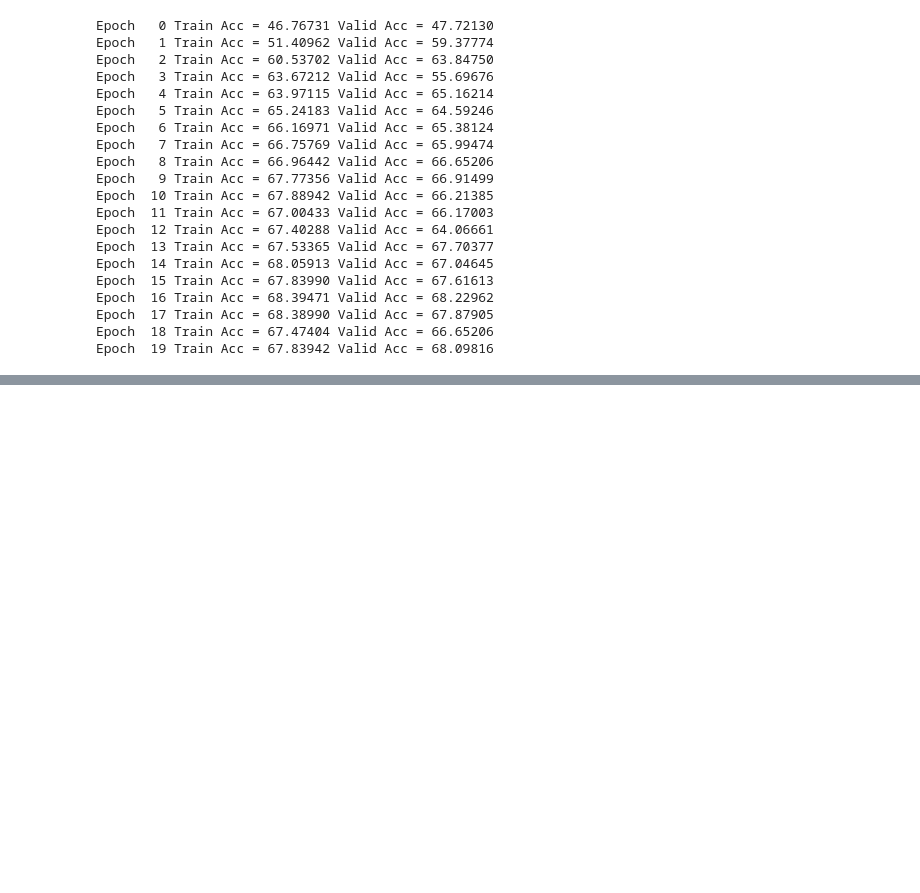
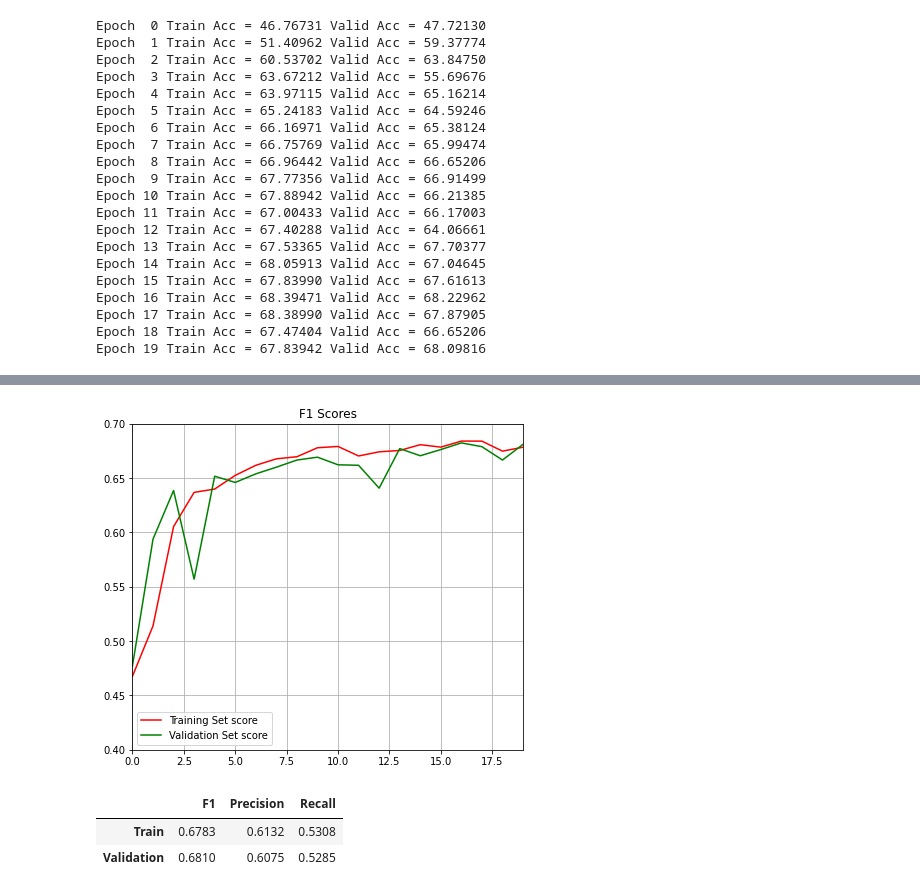
Before and after one commit to pspanoudakis/Machine-Learning-NLP, a Jupyter notebook: project3/test_rnn.ipynb, the cells around one changed output, grey strips where cells are left out. Cells and saved outputs as stored; diff of their text form; code cells hidden in the pictures; blank space fills up the shorter version.

```diff
--- a/project3/test_rnn.ipynb
+++ b/project3/test_rnn.ipynb
@@ -155,0 +188,17 @@ def calculateAccuracy(predictedLabels: Iterable[Number], trueLabels: Iterable[Nu
+# %%
+def displayF1Curves(epochs: int, tScores: Iterable[Number], vScores: Iterable[Number]):
+
+    epochValues = [i for i in range(epochs)]
+
+    _, axes = plt.subplots(1, 1, figsize=(7, 6))
+    axes.grid()
+    axes.set_title('F1 Scores')
+    axes.plot(epochValues, tScores, "-", color="r", label="Training Set score")
+    axes.plot(epochValues, vScores, "-", color="g", label="Validation Set score")
+
+    yValues = np.concatenate((tScores, vScores))
+    axes.set_xlim((epochValues[0], epochValues[-1]))
+    axes.set_ylim(( round(min(yValues) - 0.05, 1), round(max(yValues) + 0.05, 1) ))
+    axes.legend(loc="best")
+
+    plt.show()
@@ -302,0 +455,11 @@ Epoch  19 Train Acc = 67.83942 Valid Acc = 68.09816
+# %%
+displayF1Curves(EPOCHS, trainF1, validF1)
+# %% [output]
+[figure, added]
+# %%
+scores = metricScores(epochTrainPredictions, validPredictions, epochLabels, labels)
+metricStatsDF(*scores)
+# %% [output]
+|  | F1 | Precision | Recall |
+| Train | 0.6783 | 0.6132 | 0.5308 |
+| Validation | 0.6810 | 0.6075 | 0.5285 |
```
Also changed, not shown: parts of 25 cells of this notebook.
